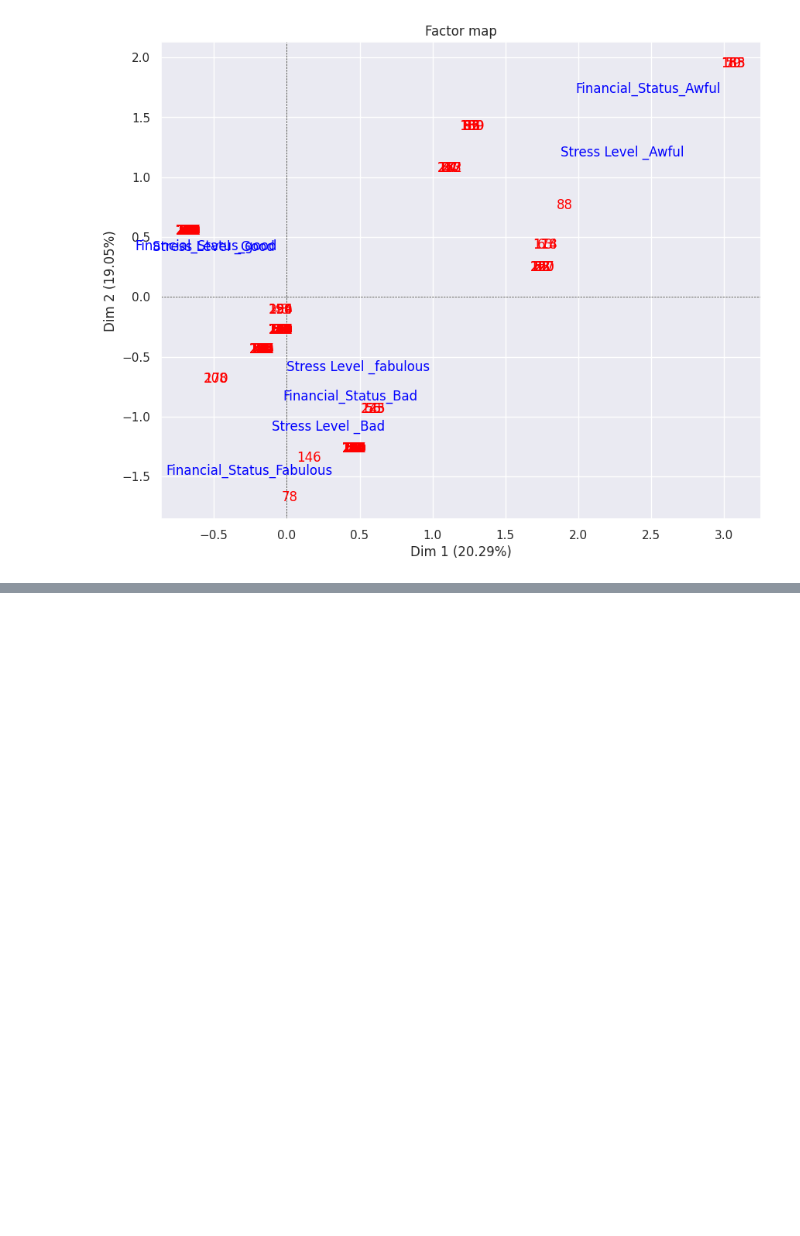
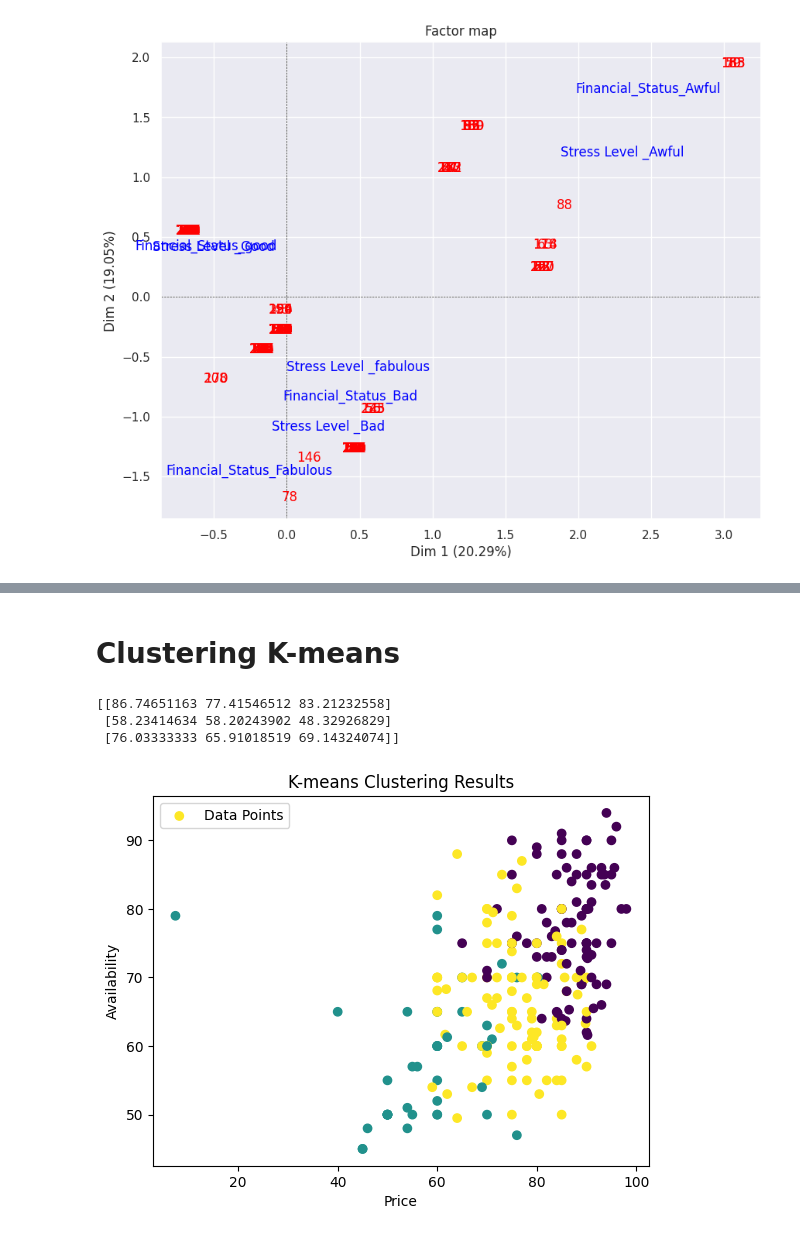
Before and after one commit to fatima-ezzahra-saf/Projet-Analyse-de-donnees, a Jupyter notebook: Untitled8(2).ipynb, the cells around one changed output, grey strips where cells are left out. Drawn from its saved outputs; the diff is of its cells as text; code cells hidden in the pictures; blank space fills up the shorter version.

```diff
--- a/Untitled8(2).ipynb
+++ b/Untitled8(2).ipynb
@@ -278,0 +437,33 @@ afc_subset.mapping(1, 2, figsize=(10, 8))
+# %% [markdown]
+# **Clustering K-means**
+# %%
+from sklearn.cluster import KMeans
+import matplotlib.pyplot as plt
+kmeans = KMeans(n_clusters=3, random_state=0).fit(X)
+print(kmeans.cluster_centers_)
+# %% [output]
+[[86.74651163 77.41546512 83.21232558]
+ [58.23414634 58.20243902 48.32926829]
+ [76.03333333 65.91018519 69.14324074]]
+# %%
+import matplotlib.pyplot as plt
+
+# Récupérer les centres des clusters
+cluster_centers = kmeans.cluster_centers_
+
+# Tracer les points de données avec différentes couleurs selon leur cluster
+plt.scatter(X.iloc[:, 0], X.iloc[:, 1], c=kmeans.labels_, cmap='viridis', label='Data Points')
+
+# Tracer les centres des clusters
+#plt.scatter(cluster_centers[:, 1], cluster_centers[:, 2], marker='x', s=100, c='black', label='Cluster Centers')
+
+# Ajouter des étiquettes et une légende
+plt.xlabel('Price')
+plt.ylabel('Availability')
+plt.title('K-means Clustering Results')
+plt.legend()
+
+# Afficher le graphique
+plt.show()
+# %% [output]
+[figure, added]
```
Also changed, not shown: parts of 10 cells of this notebook.
